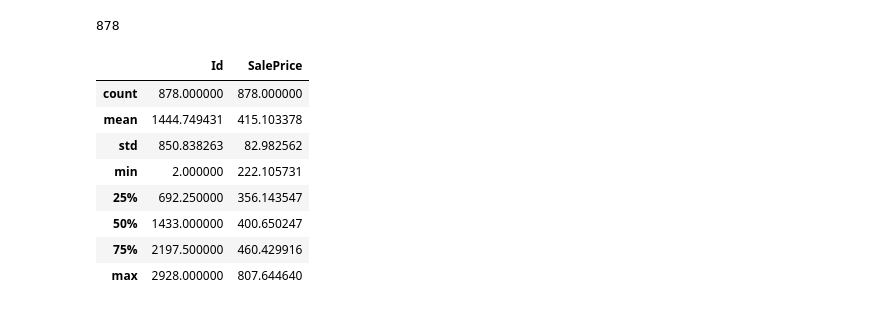
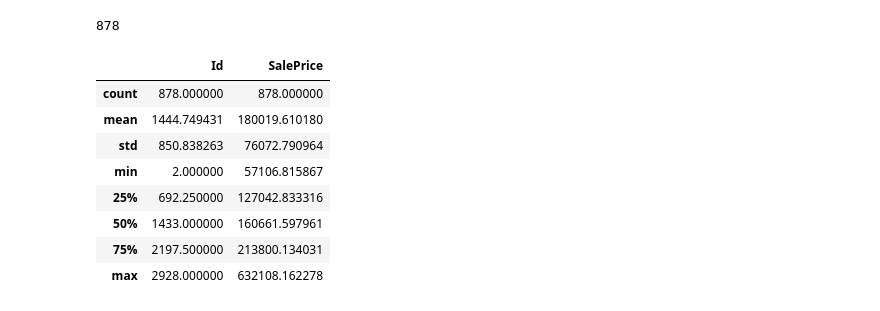
Before and after one commit to EricHeidbreder/GA_projects, a Jupyter notebook: projects/project_2-master/clean_notebook.ipynb, the cells around one changed output. Saved outputs shown, nothing was run; the diff lists cells and outputs as text; code cells hidden in the pictures.

```diff
--- a/projects/project_2-master/clean_notebook.ipynb
+++ b/projects/project_2-master/clean_notebook.ipynb
@@ -366,4 +94,0 @@ category_to_bool_cols(houses_test, ordinal_categories)
-# %%
-houses_test['gr_liv x 1st_SF'] = houses_test['Gr Liv Area'] * houses_test['1st Flr SF']
-houses_test['Ovr Qual x 1st_SF'] = houses_test['Overall Qual'] * houses_test['1st Flr SF']
-houses_test['Ovr Qual ^ 2'] = houses_test['Overall Qual'] ** 2
@@ -383,7 +110,8 @@ X_real_test.shape
 # %% [markdown]
 ### Splitting the Data
 # %%
-X_all = houses_train[[col for col in features_all if col in houses_test]]
-y_all = houses_train['SalePrice'] ** 0.1
+outlier_indices = [1796, 125]
+X_all = houses_train[[col for col in features_all if col in houses_test]].drop(outlier_indices)
+y_all = houses_train['SalePrice'].drop(outlier_indices)
 X_all.shape
 # %% [output]
@@ -394,14 +119,5 @@ X_all.shape
-# %%
-def get_cval_score_mse(X, y):
-    X_train, X_test, y_train, y_test = train_test_split(X, y, test_size=.25, random_state=342)
-    lr = LinearRegression()
-    lr.fit(X_train, y_train)
-    y_pred = lr.predict(X_test)
-    resids = y_test - y_pred
-    print(f'The Cross Validation Score is: {cross_val_score(lr, X_train, y_train)}')
-    print(f'The R2 score on testing data is: {lr.score(X_test, y_test)}')
-    print(f'The MSE is {metrics.mean_squared_error(y_test, y_pred, squared=False)}')
-    return X_train, X_test, y_train, y_test
+# %%
+X_all.fillna(0, inplace=True)
 # %%
 X_train, X_test, y_train, y_test = get_cval_score_mse(X_all, y_all)
 # %% [output]
@@ -453,19 +169,19 @@ len(X_real_test)
 # %% [output]
 878
 # %%
-houses_test['SalePrice'] = lr.predict(X_real_test) ** 10
+houses_test['SalePrice'] = lr.predict(X_real_test)
 
 submission = houses_test[['Id', 'SalePrice']]
 submission[submission['SalePrice'] < 0]
 submission.describe()
 # %% [output]
 |  | Id | SalePrice |
 | count | 878.000000 | 878.000000 |
-| mean | 1444.749431 | 415.103378 |
-| std | 850.838263 | 82.982562 |
-| min | 2.000000 | 222.105731 |
-| 25% | 692.250000 | 356.143547 |
-| 50% | 1433.000000 | 400.650247 |
-| 75% | 2197.500000 | 460.429916 |
-| max | 2928.000000 | 807.644640 |
+| mean | 1444.749431 | 180019.610180 |
+| std | 850.838263 | 76072.790964 |
+| min | 2.000000 | 57106.815867 |
+| 25% | 692.250000 | 127042.833316 |
+| 50% | 1433.000000 | 160661.597961 |
+| 75% | 2197.500000 | 213800.134031 |
+| max | 2928.000000 | 632108.162278 |
 # %%
```
Also changed, not shown: parts of 63 cells of this notebook, 26 other files.
